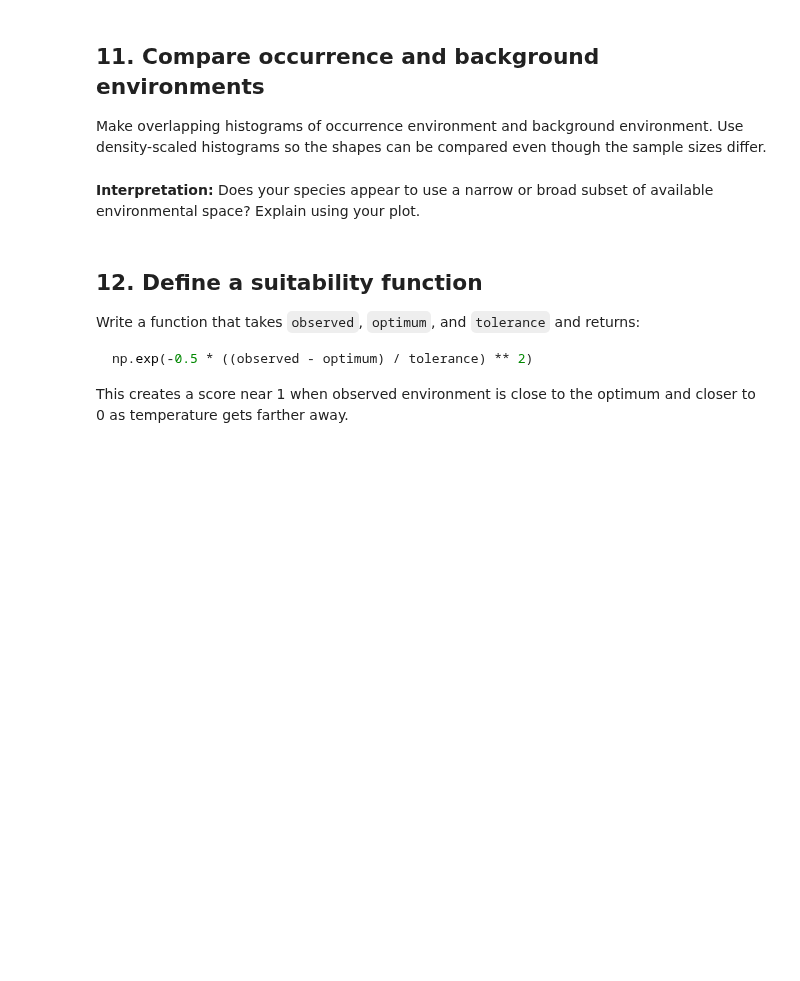
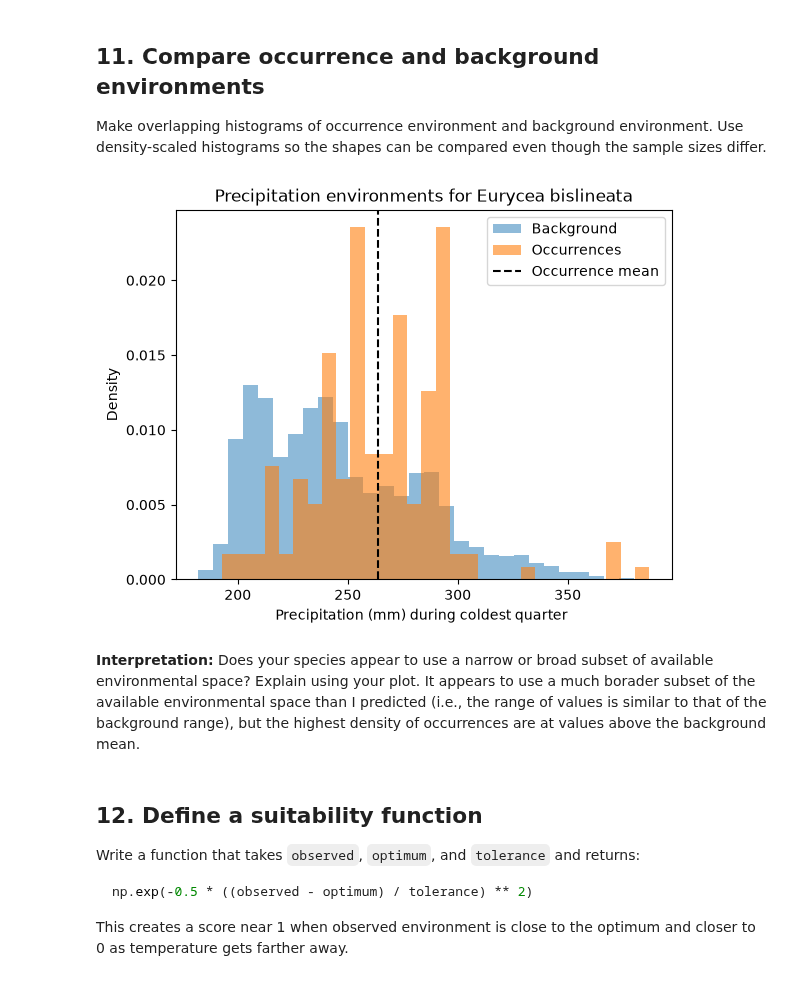
Before and after one commit to elizadstein/BIO597-SpatialBiodiversity, a Jupyter notebook: docs/assignments/Assignment-06-FirstPrinciplesSDM.ipynb, the cells around one changed output. Saved outputs shown, nothing was run; the diff lists cells and outputs as text; code cells hidden in the pictures; blank space fills up the shorter version.

```diff
--- a/docs/assignments/Assignment-06-FirstPrinciplesSDM.ipynb
+++ b/docs/assignments/Assignment-06-FirstPrinciplesSDM.ipynb
@@ -108,0 +193,12 @@ Use longitude and latitude to create point geometry. Assign `EPSG:4326`. Confirm
+# %%
+presence_gdf = gpd.GeoDataFrame(
+    presence,
+    geometry=gpd.points_from_xy(
+        presence["decimalLongitude"],
+        presence["decimalLatitude"],
+    ),
+    crs="EPSG:4326",
+)
+
+print("Occurrence CRS:", presence_gdf.crs)
+print("Raster CRS:", bio19_maine.rio.crs)
@@ -123,4 +244,11 @@ Create `xarray.DataArray` objects for point longitude and latitude. Use `.sel(..
 
 Calculate the count, mean, standard deviation, minimum, and maximum of `bio1_c` at occurrence records.
 # %%
-# Summarize occurrence temperature values.
+presence_mean = presence_gdf["bio19_mm"].mean()
+presence_sd = presence_gdf["bio19_mm"].std()
+
+print(f"Number of usable records: {len(presence_gdf)}")
+print(f"Mean occurrence precipitation value (mm): {presence_mean:.2f} C")
+print(f"SD of occurrence precipitation value (mm): {presence_sd:.2f} C")
+print(f"Minimum occurrence precipitation value (mm): {presence_gdf['bio19_mm'].min():.2f} C")
+print(f"Maximum occurrence precipitation value (mm): {presence_gdf['bio19_mm'].max():.2f} C")
@@ -134,5 +268,17 @@ Create a random sample of up to 5,000 valid cells from Maine for your environmen
 rng = np.random.default_rng(597)
 
 # Create an array of valid raster environmental values.
+valid_precip = bio19_maine.values
+valid_precip = valid_precip[np.isfinite(valid_precip)]
+
 # Randomly sample up to 5000 cells without replacement.
+background_precip = rng.choice(
+    valid_precip,
+    size=min(5000, valid_precip.size),
+    replace=False,
+)
+
 # Print the background sample size, mean, and standard deviation.
+print(f"Background sample size: {len(background_precip)}")
+print(f"Mean background precipitation: {background_precip.mean():.2f} mm")
+print(f"SD background precipitation: {background_precip.std():.2f} mm")
@@ -141,9 +291,18 @@ rng = np.random.default_rng(597)
 
 Make overlapping histograms of occurrence environment and background environment. Use density-scaled histograms so the shapes can be compared even though the sample sizes differ.
 # %%
-# Create an overlapping histogram of background and occurrence temperatures.
+plt.hist(background_precip, bins=30, alpha=0.5, density=True, label="Background")
+plt.hist(presence_gdf["bio19_mm"], bins=30, alpha=0.6, density=True, label="Occurrences")
+plt.axvline(presence_mean, color="black", linestyle="--", label="Occurrence mean")
+plt.xlabel("Precipitation (mm) during coldest quarter ")
+plt.ylabel("Density")
+plt.title(f"Precipitation environments for {target_species}")
+plt.legend()
+plt.show()
+# %% [output]
+[figure, added]
 # %% [markdown]
-**Interpretation:** Does your species appear to use a narrow or broad subset of available environmental space? Explain using your plot.
+**Interpretation:** Does your species appear to use a narrow or broad subset of available environmental space? Explain using your plot. It appears to use a much borader subset of the available environmental space than I predicted (i.e., the range of values is similar to that of the background range), but the highest density of occurrences are at values above the background mean.
 # %% [markdown]
 ## 12. Define a suitability function
 
```
Also changed, not shown: parts of 30 cells of this notebook, 2 other files.
